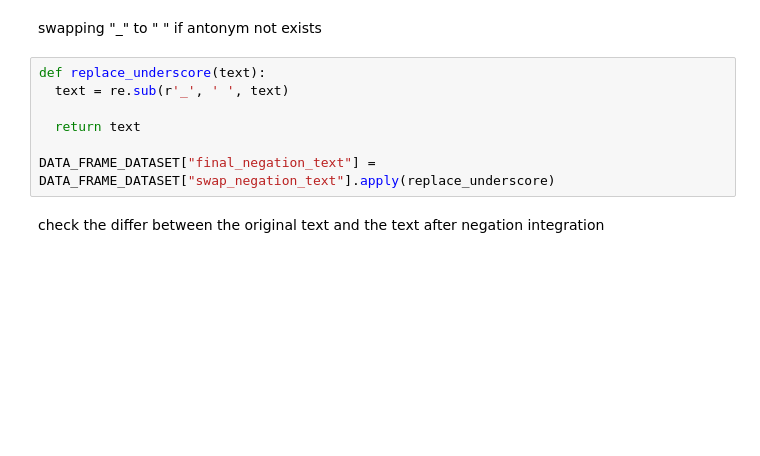
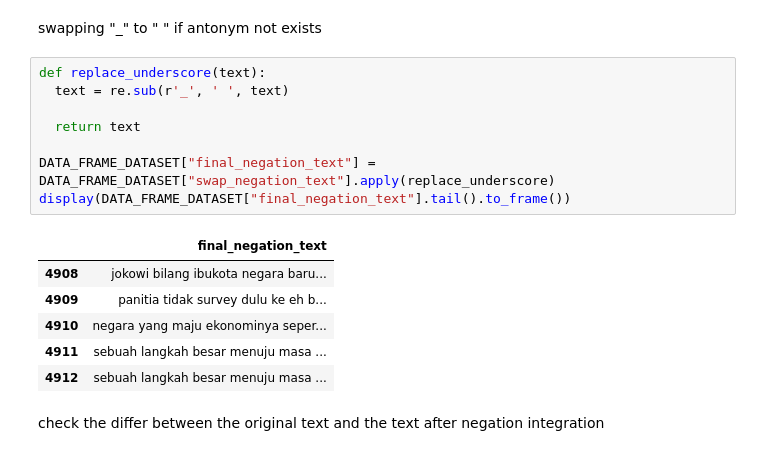
Before and after one commit to rfqma/skripsi, a Jupyter notebook: a_preprocess.ipynb, the cells around one changed output. Cells and saved outputs as stored; diff of their text form; blank space fills up the shorter version.

```diff
--- a/a_preprocess.ipynb
+++ b/a_preprocess.ipynb
@@ -272,10 +275,18 @@ swapping "\_" to " " if antonym not exists
 # %%
 def replace_underscore(text):
   text = re.sub(r'_', ' ', text)
 
   return text
 
 DATA_FRAME_DATASET["final_negation_text"] = DATA_FRAME_DATASET["swap_negation_text"].apply(replace_underscore)
+display(DATA_FRAME_DATASET["final_negation_text"].tail().to_frame())
+# %% [output]
+|  | final_negation_text |
+| 4908 | jokowi bilang ibukota negara baru... |
+| 4909 | panitia tidak survey dulu ke eh b... |
+| 4910 | negara yang maju ekonominya seper... |
+| 4911 | sebuah langkah besar menuju masa ... |
+| 4912 | sebuah langkah besar menuju masa ... |
 # %% [markdown]
 check the differ between the original text and the text after negation integration
 # %%
```
Also changed, not shown: parts of 8 cells of this notebook, 7 other files.
